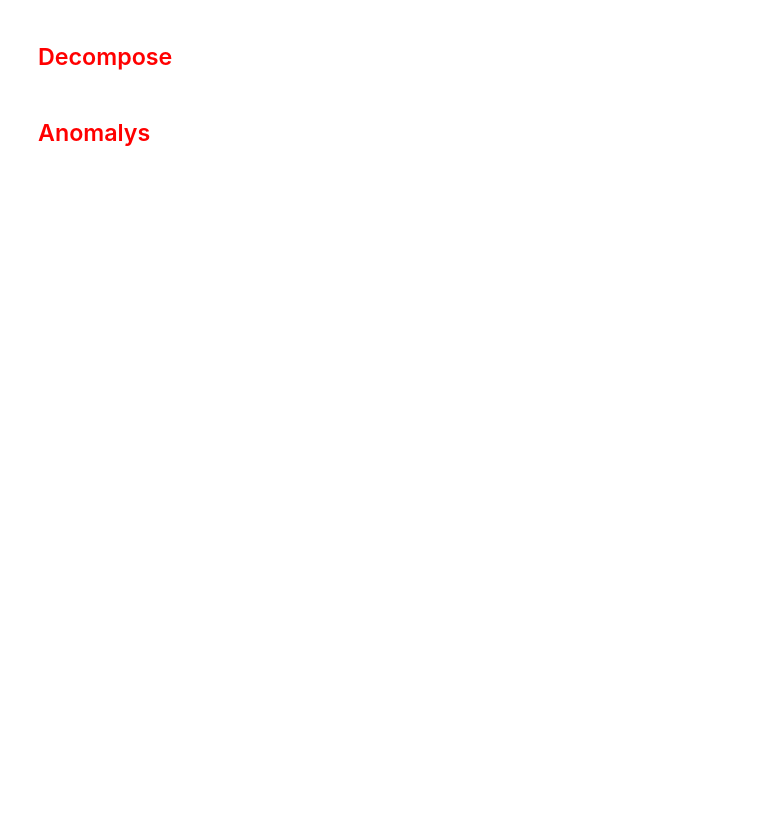
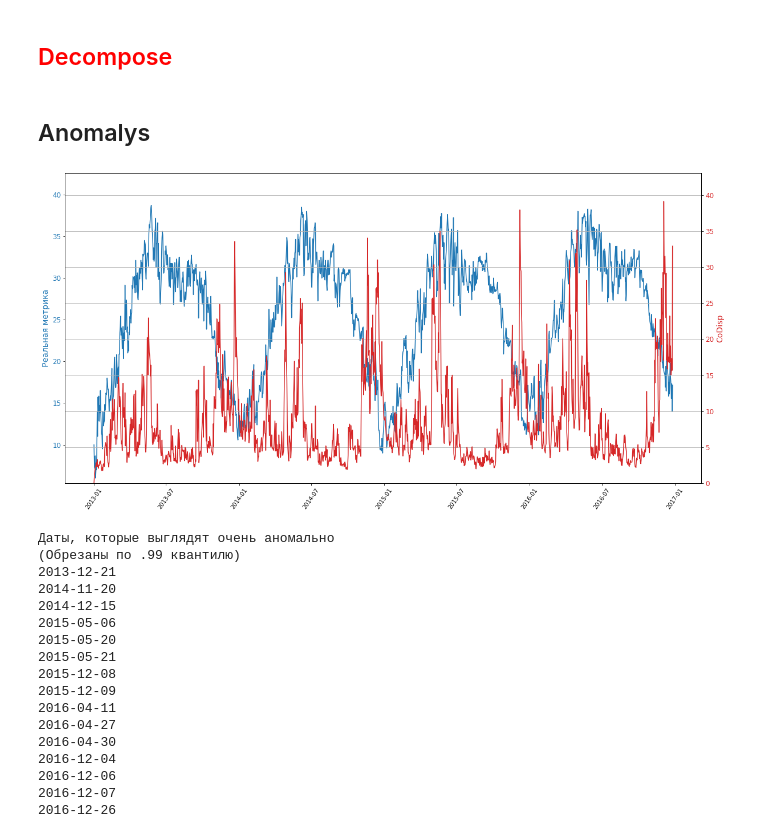
Before and after one commit to tiltedSF/timeSeries_tools, a Jupyter notebook: expml.ipynb, the cells around one changed output. Cells and saved outputs as stored; diff of their text form; code cells hidden in the pictures; blank space fills up the shorter version.

```diff
--- a/expml.ipynb
+++ b/expml.ipynb
@@ -118,4 +120,25 @@ changepoint_range = 0.8
 # %% [markdown]
 ##  <span style="color:red">Decompose</span>
 # %% [markdown]
-##  <span style="color:red">Anomalys</span>
+##  Anomalys
+# %%
+df_with_codisp = temperature_ts.anomalys_dates()
+# %% [output]
+[figure, added]
+Даты, которые выглядят очень аномально
+(Обрезаны по .99 квантилю)
+2013-12-21
+2014-11-20
+2014-12-15
+2015-05-06
+2015-05-20
+2015-05-21
+2015-12-08
+2015-12-09
+2016-04-11
+2016-04-27
+2016-04-30
+2016-12-04
+2016-12-06
+2016-12-07
+2016-12-26
```
Also changed, not shown: parts of 9 cells of this notebook, 7 other files.
